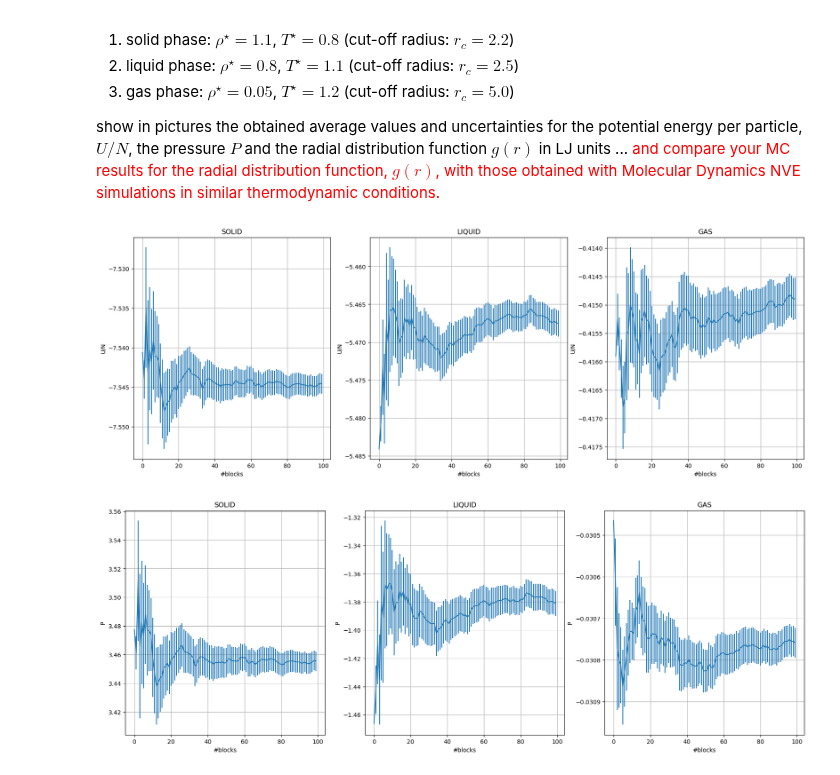
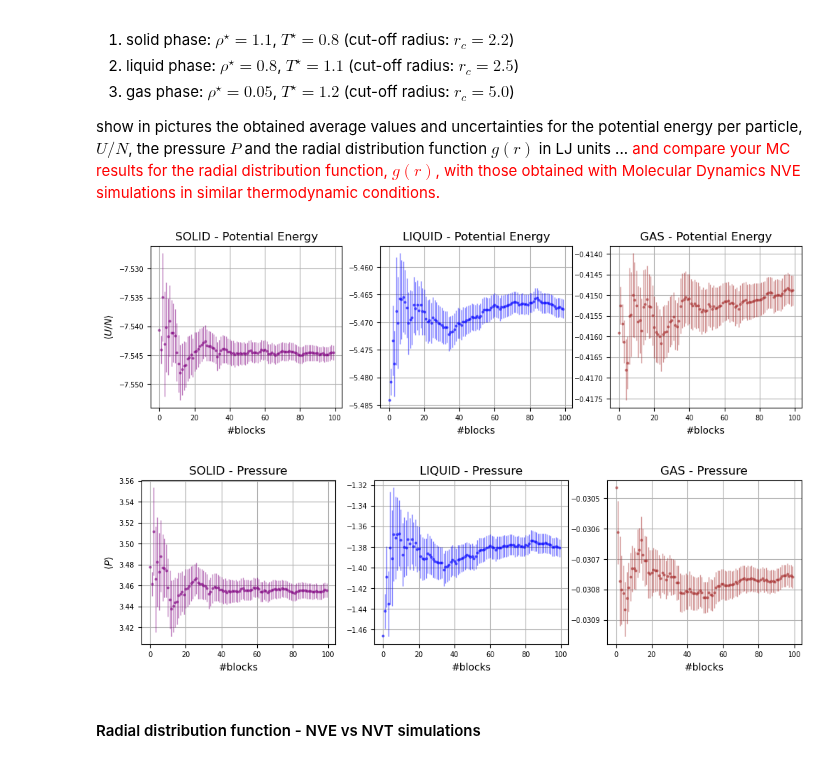
Before and after one commit to edoiannu/LSN_Exercises_Iannucci, a Jupyter notebook: Exercises_07/LSN_Exercises_07.ipynb, the cells around one changed output. Drawn from its saved outputs; the diff is of its cells as text; code cells hidden in the pictures.

```diff
--- a/Exercises_07/LSN_Exercises_07.ipynb
+++ b/Exercises_07/LSN_Exercises_07.ipynb
@@ -284,12 +209,0 @@ file.close()
-# %%
-import numpy as np
-import matplotlib.pyplot as plt
-
-L = [10, 20, 25, 40, 50, 100, 125, 200, 250, 500, 625, 1000]
-
-sigma = np.loadtxt('results/sigma-solid.out')
-
-plt.plot(L, sigma, marker='*')
-plt.xlabel('steps within each block')
-plt.ylabel('sigma')
-plt.show()
@@ -309,50 +245,50 @@ By means of your upgraded NSL simulator code, equilibrate and <span style="color
 
 show in pictures the obtained average values and uncertainties for the potential energy per particle, $U/N$, the pressure $P$ and the radial distribution function $g(r)$ in LJ units ... <span style="color:red"> and compare your MC results for the radial distribution function, $g(r)$, with those obtained with Molecular Dynamics NVE simulations in similar thermodynamic conditions.</span>
 # %%
-import matplotlib
-import matplotlib.pyplot as plt
-import numpy as np
-import csv
-
-fig2, pe = plt.subplots(1, 3, figsize=(21, 7))
-fig5, pr = plt.subplots(1, 3, figsize=(21, 7))
+fig2, pe = plt.subplots(1, 3, figsize=(12, 3))
+fig5, pr = plt.subplots(1, 3, figsize=(12, 3))
 
 sim = ["SOLID","LIQUID","GAS"]
+colors = ['purple','blue','brown']
 
 for i in range(3):
     mean = []
     sigma = []
     with open('results/Exercise_07-4/NVT/'+sim[i]+"/potential_energy.dat", 'r') as file:
         reader = csv.reader(file)
         next(reader, None) # salta la prima riga
         for list in file:
             elements = list.split()
             mean.append(float(elements[2]))
             sigma.append(float(elements[3]))
     file.close()
-    pe[i].errorbar(range(len(mean)), mean,yerr=sigma)
+    pe[i].errorbar(range(len(mean)), mean,yerr=sigma, marker='o', markersize=2, linestyle='', elinewidth=1, alpha=0.5, color=colors[i])
     pe[i].set_xlabel('#blocks')
-    pe[i].set_ylabel('U/N')
-    pe[i].set_title(sim[i])
+    pe[0].set_ylabel(r'$\langle U/N \rangle$')
+    pe[i].set_title(sim[i]+" - Potential Energy")
     pe[i].grid(True)
+    pe[i].tick_params(axis='both', which='major', labelsize=7)
 
 for i in range(3):
     mean = []
     sigma = []
     with open('results/Exercise_07-4/NVT/'+sim[i]+"/pressure.dat", 'r') as file:
         reader = csv.reader(file)
         next(reader, None) # salta la prima riga
         for list in file:
             elements = list.split()
             mean.append(float(elements[2]))
             sigma.append(float(elements[3]))
     file.close()
-    pr[i].errorbar(range(len(mean)), mean,yerr=sigma)
+    pr[i].errorbar(range(len(mean)), mean,yerr=sigma, marker='o', markersize=2, linestyle='', elinewidth=1, alpha=0.5, color=colors[i])
     pr[i].set_xlabel('#blocks')
-    pr[i].set_ylabel('P')
-    pr[i].set_title(sim[i])
+    pr[0].set_ylabel(r'$\langle P \rangle$')
+    pr[i].set_title(sim[i]+" - Pressure")
     pr[i].grid(True)
+    pr[i].tick_params(axis='both', which='major', labelsize=7)
 # %% [output]
-[figure, old version]
+[figure, new version]
-[figure, old version]
+[figure, new version]
+# %% [markdown]
+#### Radial distribution function - NVE vs NVT simulations
 # %%
```
Also changed, not shown: parts of 16 cells of this notebook, 29 other files.
